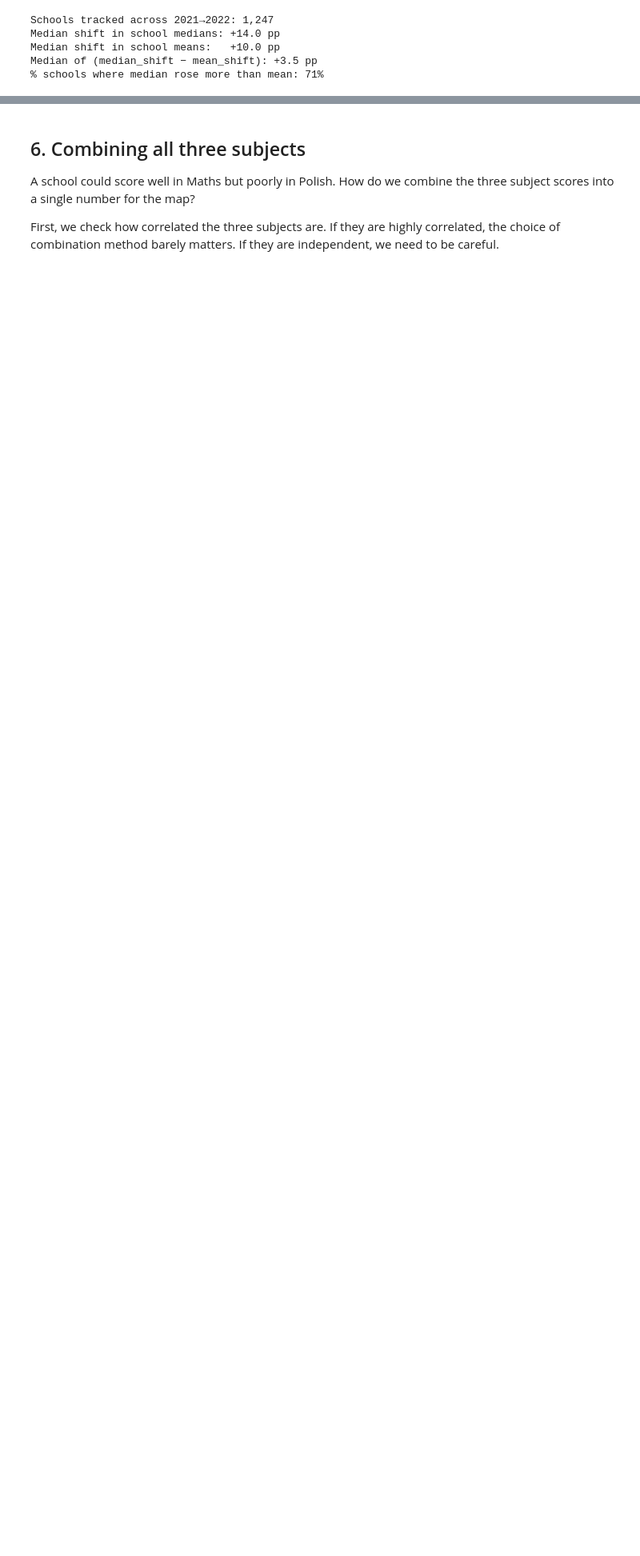
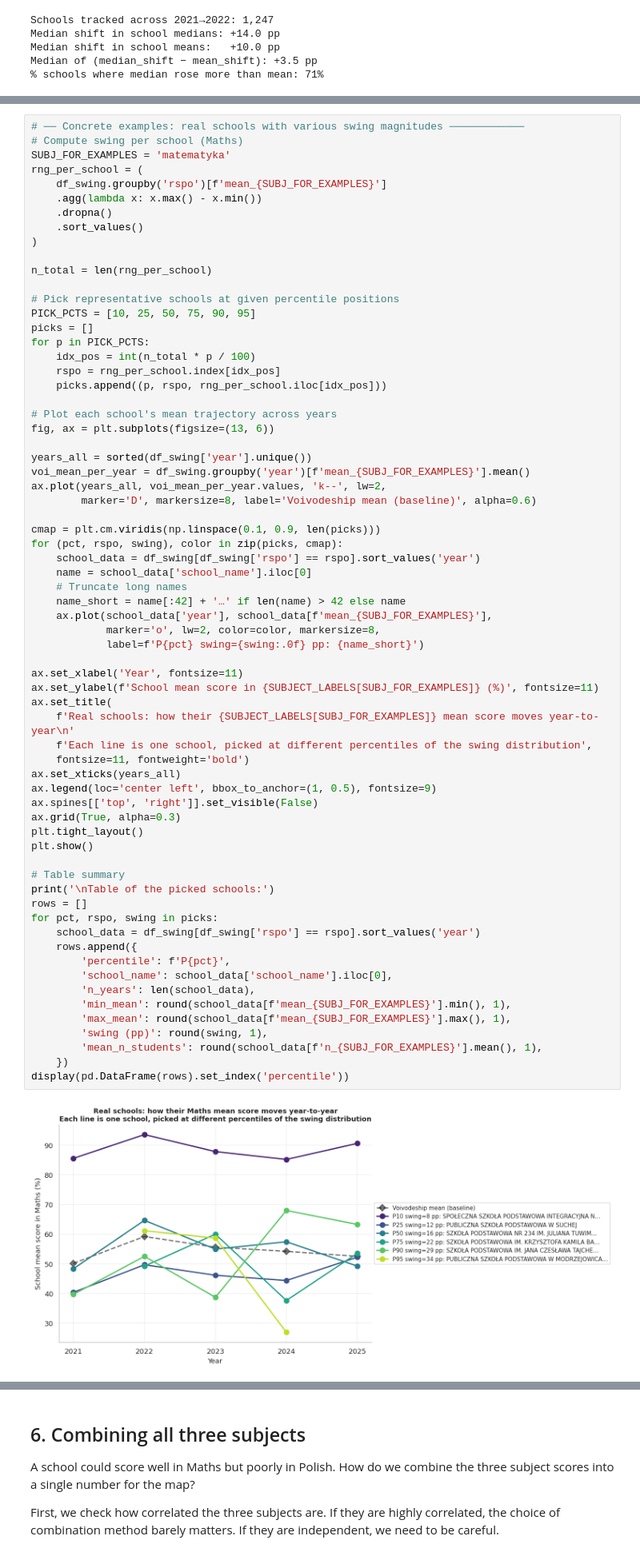
Before and after one commit to herbakamil/compare-primary-schools-mazowieckie, a Jupyter notebook: notebooks/how_to_measure_school_quality.ipynb, the cells around one changed output, grey strips where cells are left out. Shown at 80% size. Drawn from its saved outputs; the diff is of its cells as text; blank space fills up the shorter version.

```diff
--- a/notebooks/how_to_measure_school_quality.ipynb
+++ b/notebooks/how_to_measure_school_quality.ipynb
@@ -681,0 +770,69 @@ shifts. This is one more reason `diff_avg` beats `diff_med` in LOO stability.
+# %%
+# ── Concrete examples: real schools with various swing magnitudes ────────────
+# Compute swing per school (Maths)
+SUBJ_FOR_EXAMPLES = 'matematyka'
+rng_per_school = (
+    df_swing.groupby('rspo')[f'mean_{SUBJ_FOR_EXAMPLES}']
+    .agg(lambda x: x.max() - x.min())
+    .dropna()
+    .sort_values()
+)
+
+n_total = len(rng_per_school)
+
+# Pick representative schools at given percentile positions
+PICK_PCTS = [10, 25, 50, 75, 90, 95]
+picks = []
+for p in PICK_PCTS:
+    idx_pos = int(n_total * p / 100)
+    rspo = rng_per_school.index[idx_pos]
+    picks.append((p, rspo, rng_per_school.iloc[idx_pos]))
+
+# Plot each school's mean trajectory across years
+fig, ax = plt.subplots(figsize=(13, 6))
+
+years_all = sorted(df_swing['year'].unique())
+voi_mean_per_year = df_swing.groupby('year')[f'mean_{SUBJ_FOR_EXAMPLES}'].mean()
+ax.plot(years_all, voi_mean_per_year.values, 'k--', lw=2,
+        marker='D', markersize=8, label='Voivodeship mean (baseline)', alpha=0.6)
+
+cmap = plt.cm.viridis(np.linspace(0.1, 0.9, len(picks)))
+for (pct, rspo, swing), color in zip(picks, cmap):
+    school_data = df_swing[df_swing['rspo'] == rspo].sort_values('year')
+    name = school_data['school_name'].iloc[0]
+    # Truncate long names
+    name_short = name[:42] + '…' if len(name) > 42 else name
+    ax.plot(school_data['year'], school_data[f'mean_{SUBJ_FOR_EXAMPLES}'],
+            marker='o', lw=2, color=color, markersize=8,
+            label=f'P{pct} swing={swing:.0f} pp: {name_short}')
+
+ax.set_xlabel('Year', fontsize=11)
+ax.set_ylabel(f'School mean score in {SUBJECT_LABELS[SUBJ_FOR_EXAMPLES]} (%)', fontsize=11)
+ax.set_title(
+    f'Real schools: how their {SUBJECT_LABELS[SUBJ_FOR_EXAMPLES]} mean score moves year-to-year\n'
+    f'Each line is one school, picked at different percentiles of the swing distribution',
+    fontsize=11, fontweight='bold')
+ax.set_xticks(years_all)
+ax.legend(loc='center left', bbox_to_anchor=(1, 0.5), fontsize=9)
+ax.spines[['top', 'right']].set_visible(False)
+ax.grid(True, alpha=0.3)
+plt.tight_layout()
+plt.show()
+
+# Table summary
+print('\nTable of the picked schools:')
+rows = []
+for pct, rspo, swing in picks:
+    school_data = df_swing[df_swing['rspo'] == rspo].sort_values('year')
+    rows.append({
+        'percentile': f'P{pct}',
+        'school_name': school_data['school_name'].iloc[0],
+        'n_years': len(school_data),
+        'min_mean': round(school_data[f'mean_{SUBJ_FOR_EXAMPLES}'].min(), 1),
+        'max_mean': round(school_data[f'mean_{SUBJ_FOR_EXAMPLES}'].max(), 1),
+        'swing (pp)': round(swing, 1),
+        'mean_n_students': round(school_data[f'n_{SUBJ_FOR_EXAMPLES}'].mean(), 1),
+    })
+display(pd.DataFrame(rows).set_index('percentile'))
+# %% [output]
+[figure, added]
```
Also changed, not shown: parts of 27 cells of this notebook.
